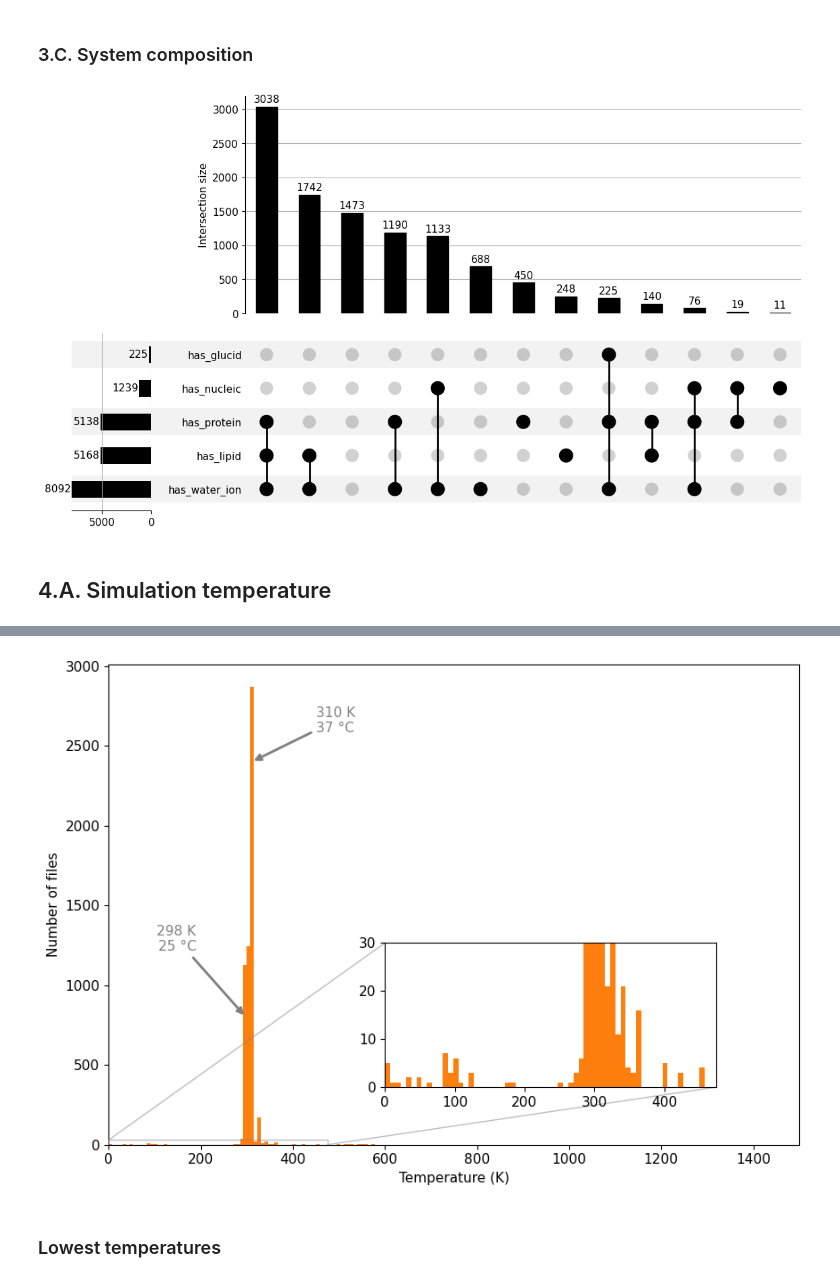
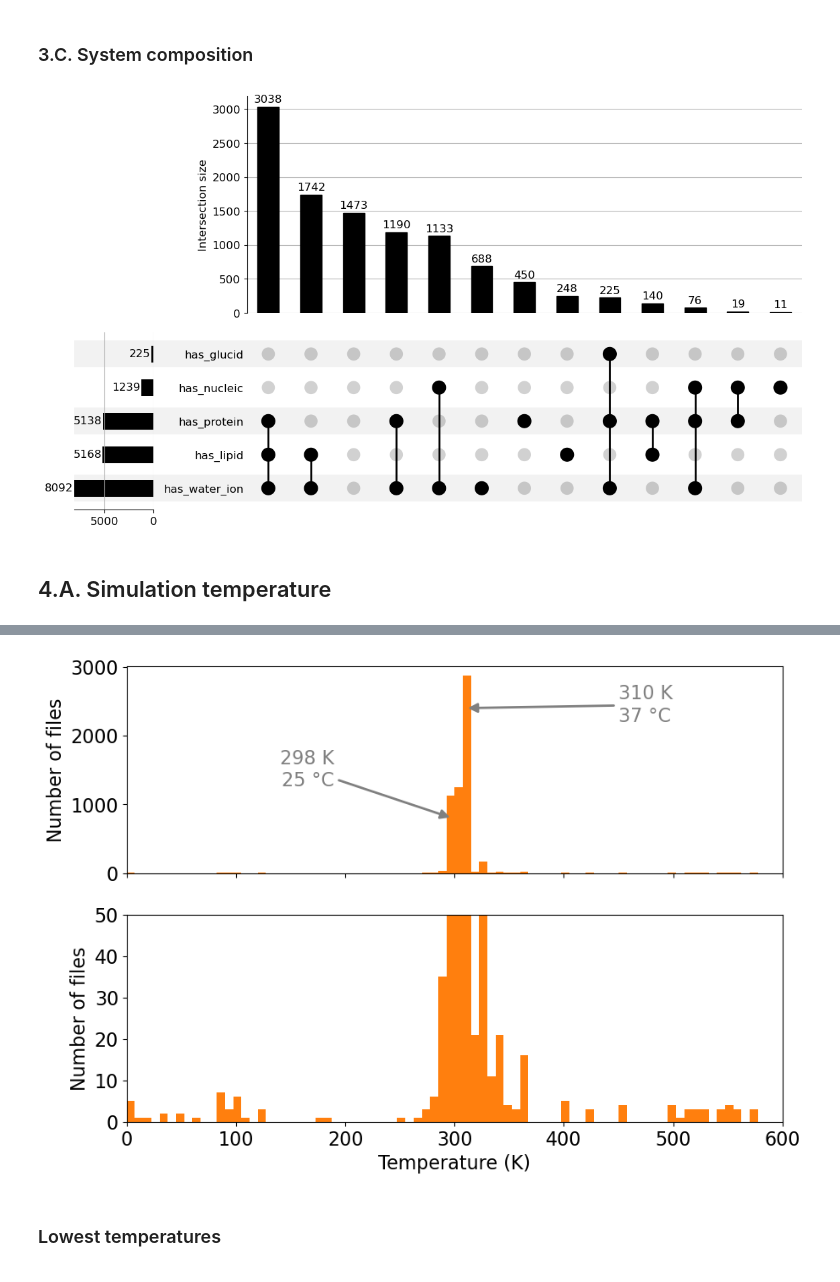
Before and after one commit to MDverse/mdda, a Jupyter notebook: notebooks/paper_figures.ipynb, the cells around one changed output, grey strips where cells are left out. Saved outputs shown, nothing was run; the diff lists cells and outputs as text; code cells hidden in the pictures.

```diff
--- a/notebooks/paper_figures.ipynb
+++ b/notebooks/paper_figures.ipynb
@@ -376,13 +383,14 @@ df_upset = pd.pivot_table(
 )
 # Convert pivot dataframe to Pandas Series with multi-index
 sr_upset = pd.Series(index=df_upset.index, data=df_upset.values.flatten(), name="value")
-plt.rcParams.update({"font.size": 11})
+plt.rcParams.update({"font.size": 12})
 fig = plt.figure(figsize=(14, 8))
 UPplot(sr_upset, fig=fig, show_counts=True, element_size=None, sort_by="cardinality")
-plt.savefig("fig/gromacs_system_composition.png", dpi=300, bbox_inches="tight")
-plt.savefig("fig/gromacs_system_composition.svg", bbox_inches="tight")
+filename = "fig/gromacs_system_composition"
+plt.savefig(f"{filename}.png", dpi=300, bbox_inches="tight")
+plt.savefig(f"{filename}.svg", bbox_inches="tight")
 # %% [output]
-[figure, old version]
+[figure, new version]
 # %% [markdown]
 ## 4.A. Simulation temperature
 # %%
@@ -406,40 +414,30 @@ Dataset has 6022 gro files
 # %%
 def plot_temperature_histogram(df):
     """Create plot for temperature distribution"""
     bins=200
-    fig, ax = plt.subplots(figsize=(10,7))
-    ax.hist(df["temperature"],
-             bins=bins,
-             color="tab:orange")
-    ax.set_xlabel("Temperature (K)")
-    ax.set_ylabel("Number of files")
-    ax.set_xlim(0, max(df["temperature"]))
-    ax.annotate("310 K\n37 °C", xy=(310, 2400), xytext=(450, 2750), color="gray",
+    plt.rcParams.update({"font.size": 16})
+    fig, ax = plt.subplots(2, sharex=True, figsize=(10,7))
+    ax[0].hist(df["temperature"], bins=bins, color="tab:orange")
+    ax[0].set_ylabel("Number of files")
+    ax[0].set_xlim(0, 600)
+    ax[0].annotate("310 K\n37 °C", xy=(310, 2400), xytext=(450, 2750), color="gray",
                  arrowprops={"arrowstyle":"-|>", "lw":2, "color":"gray", "connectionstyle":"arc3"},
                  horizontalalignment="left", verticalalignment="top")
-    ax.annotate("298 K\n25 °C", xy=(298, 800), xytext=(190, 1200), color="gray",
+    ax[0].annotate("298 K\n25 °C", xy=(298, 800), xytext=(190, 1200), color="gray",
                  arrowprops={"arrowstyle":"-|>", "lw":2, "color":"gray"},
                  horizontalalignment="right", verticalalignment="bottom")
 
-    plt.savefig("gromacs_mdp_temp_histogram.png", dpi=300, bbox_inches="tight")
-    plt.savefig("gromacs_mdp_temp_histogram.svg", bbox_inches="tight")
-
-    axin = ax.inset_axes([0.40, 0.12, 0.48, 0.3])
-    axin.hist(df["temperature"],
-             bins=bins,
-             color="tab:orange")
-    axin.set_xlim(0, 475)
-    axin.set_xticks(range(0, 450, 100))
-    axin.set_ylim(0, 30)
-
-    ax.indicate_inset_zoom(axin)
-
-    fig.savefig("fig/temperature_histogram.png", dpi=300, bbox_inches="tight")
-    fig.savefig("fig/temperature_histogram.svg", bbox_inches="tight")
+    ax[1].hist(df["temperature"], bins=bins, color="tab:orange")
+    ax[1].set_ylabel("Number of files")
+    ax[1].set_ylim(0, 50)
+    ax[1].set_xlabel("Temperature (K)")
+    filename = "fig/gromacs_temperature_histogram"
+    plt.savefig(f"{filename}.png", dpi=300, bbox_inches="tight")
+    plt.savefig(f"{filename}.svg", bbox_inches="tight")
 
 plot_temperature_histogram(mdp_df)
 # %% [output]
-[figure, old version]
+[figure, new version]
 # %% [markdown]
 ### Lowest temperatures
 # %%
```
Also changed, not shown: parts of 21 cells of this notebook, 1 other file.
